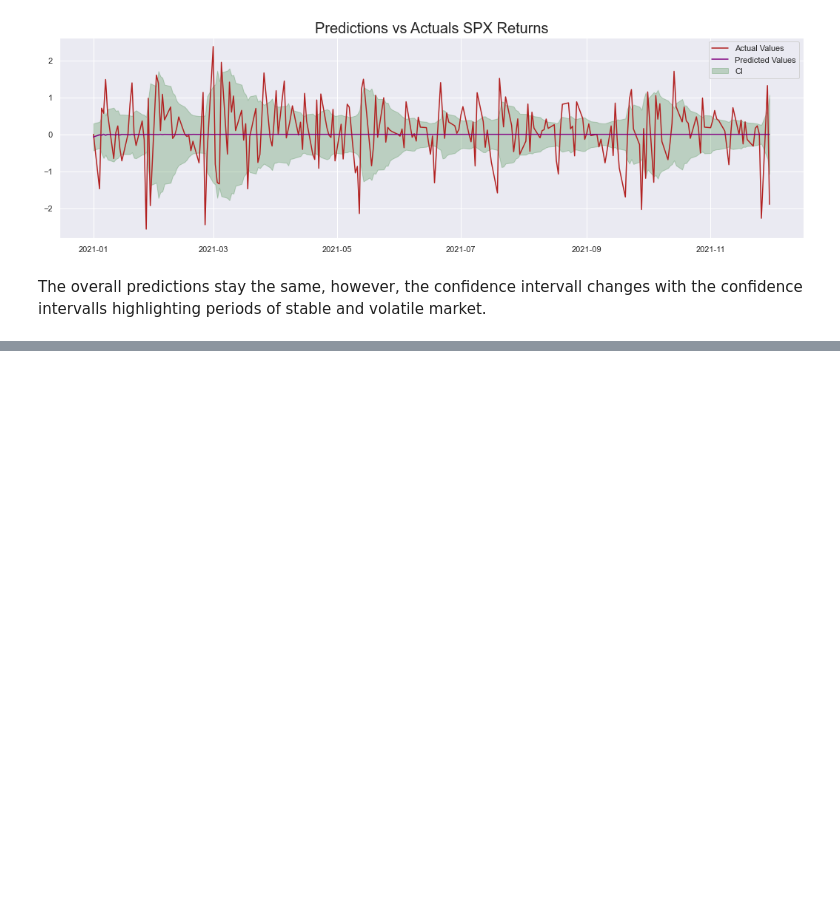
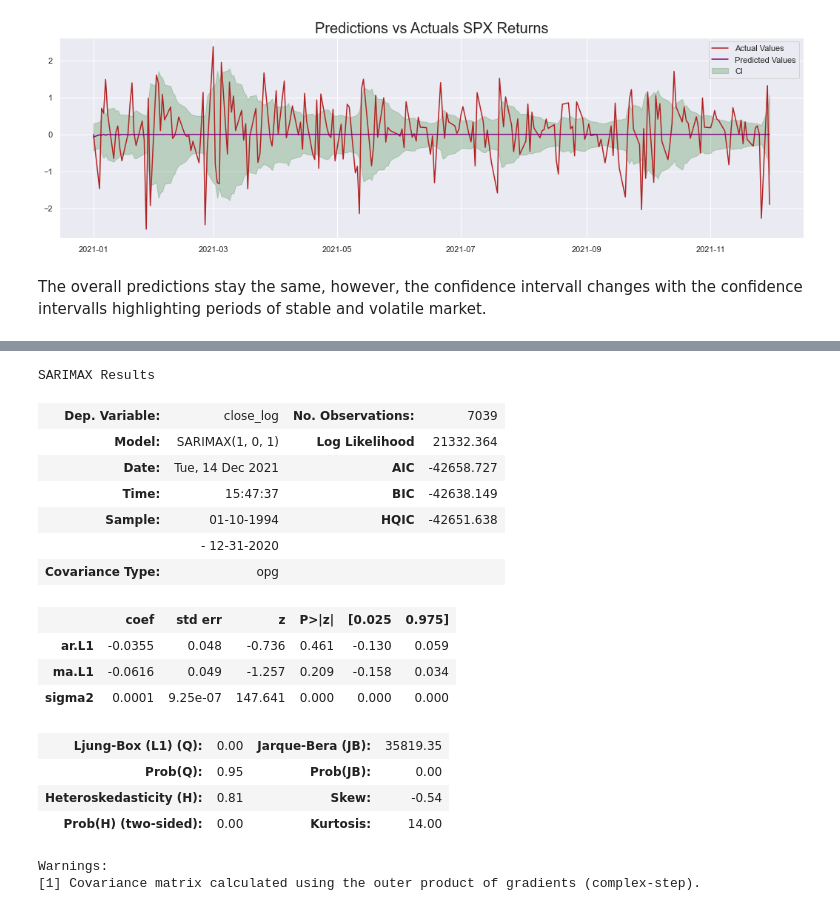
Before and after one commit to drpoxx/statforecast_intro, a Jupyter notebook: forecasting_introduction.ipynb, the cells around one changed output, grey strips where cells are left out. Drawn from its saved outputs; the diff is of its cells as text; code cells hidden in the pictures; blank space fills up the shorter version.

```diff
--- a/forecasting_introduction.ipynb
+++ b/forecasting_introduction.ipynb
@@ -632,0 +738,23 @@ The overall predictions stay the same, however, the confidence intervall changes
+# %%
+arima_model = SARIMAX(df_train["close_log"].dropna(), order=(1,0,1))
+arima_fit = arima_model.fit()
+arima_fit.summary()
+# %% [output]
+SARIMAX Results
+| Dep. Variable: | close_log | No. Observations: | 7039 |
+| Model: | SARIMAX(1, 0, 1) | Log Likelihood | 21332.364 |
+| Date: | Tue, 14 Dec 2021 | AIC | -42658.727 |
+| Time: | 15:47:37 | BIC | -42638.149 |
+| Sample: | 01-10-1994 | HQIC | -42651.638 |
+|  | - 12-31-2020 |  |  |
+| Covariance Type: | opg |  |  |
+|  | coef | std err | z | P>|z| | [0.025 | 0.975] |
+| ar.L1 | -0.0355 | 0.048 | -0.736 | 0.461 | -0.130 | 0.059 |
+| ma.L1 | -0.0616 | 0.049 | -1.257 | 0.209 | -0.158 | 0.034 |
+| sigma2 | 0.0001 | 9.25e-07 | 147.641 | 0.000 | 0.000 | 0.000 |
+| Ljung-Box (L1) (Q): | 0.00 | Jarque-Bera (JB): | 35819.35 |
+| Prob(Q): | 0.95 | Prob(JB): | 0.00 |
+| Heteroskedasticity (H): | 0.81 | Skew: | -0.54 |
+| Prob(H) (two-sided): | 0.00 | Kurtosis: | 14.00 |
+Warnings:
+[1] Covariance matrix calculated using the outer product of gradients (complex-step).
```
Also changed, not shown: parts of 17 cells of this notebook.
